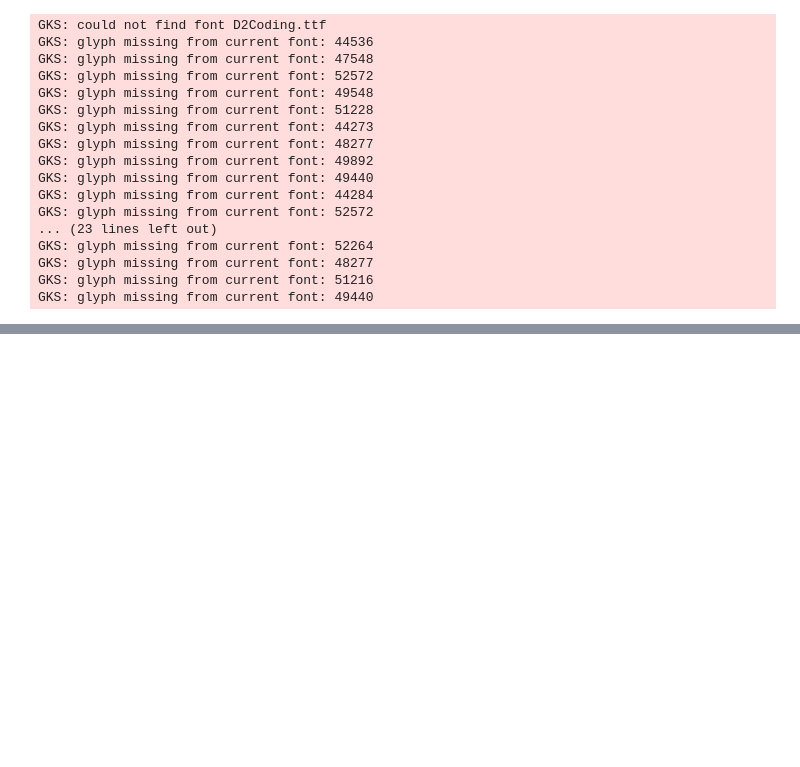
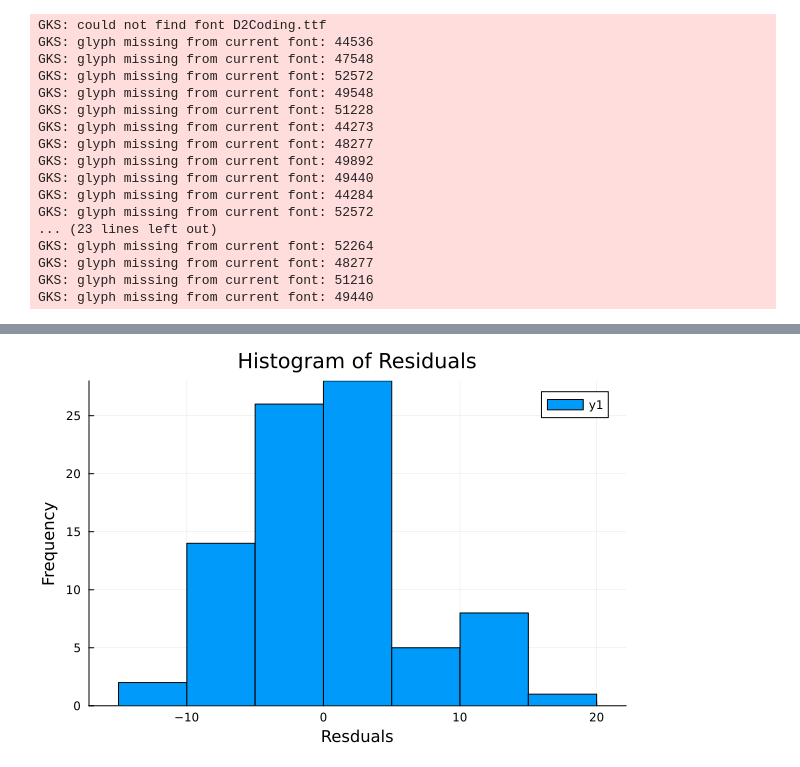
Before and after one commit to kwng2/econometrics_julia, a Jupyter notebook: notebooks/그림3.5.ipynb, the cells around one changed output, grey strips where cells are left out. Saved outputs shown, nothing was run; the diff lists cells and outputs as text; code cells hidden in the pictures; blank space fills up the shorter version.

```diff
--- a/notebooks/그림3.5.ipynb
+++ b/notebooks/그림3.5.ipynb
@@ -34,7 +34,7 @@ readdir("data/")
  "smoke.csv"
  "twoyear.csv"
 # %%
-serv = CSV.read("data/serv.csv", DataFrame)
+serv = CSV.read("data/chirok_han/serv.csv", DataFrame)
 serv1 = filter(row -> row.servpc < 28, serv)
 print(first(serv1, 5))
 # %% [output]
@@ -112,0 +150,5 @@ GKS: glyph missing from current font: 49440
+# %%
+ols = lm(@formula(finind ~ servpc), serv1)
+serv1.yfit_ols = predict(ols)
+serv1.resid = serv1.finind - serv1.yfit_ols
+print(first(serv1, 5))
@@ -112,0 +165,4 @@ GKS: glyph missing from current font: 49440
+# %%
+histogram(serv1.resid, title="Histogram of Residuals", xlabel="Resduals", ylabel="Frequency")
+# %% [output]
+[figure, added]
```
Also changed, not shown: parts of 7 cells of this notebook, 13 other files.
